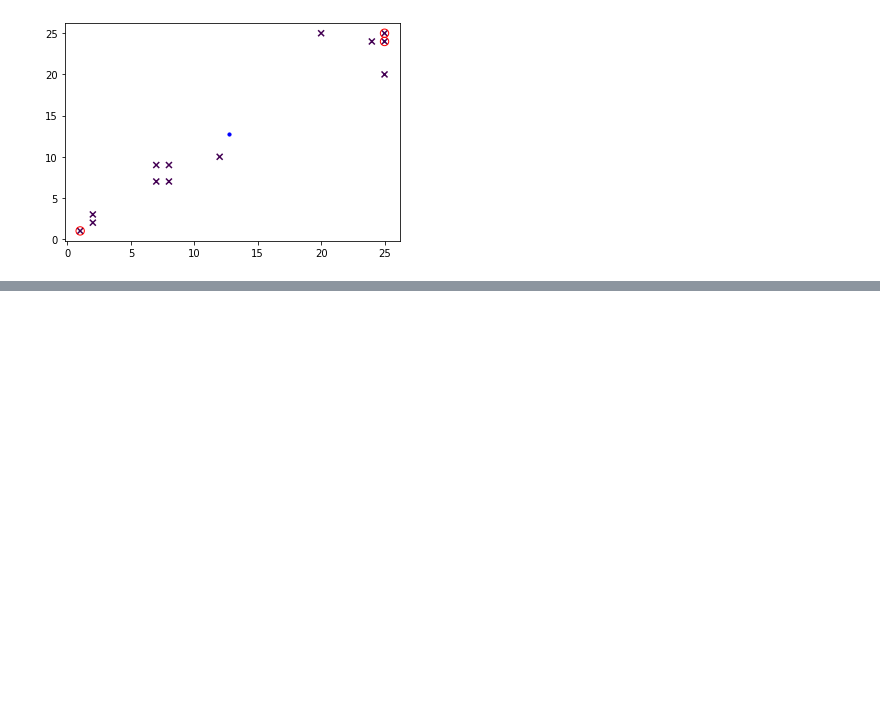
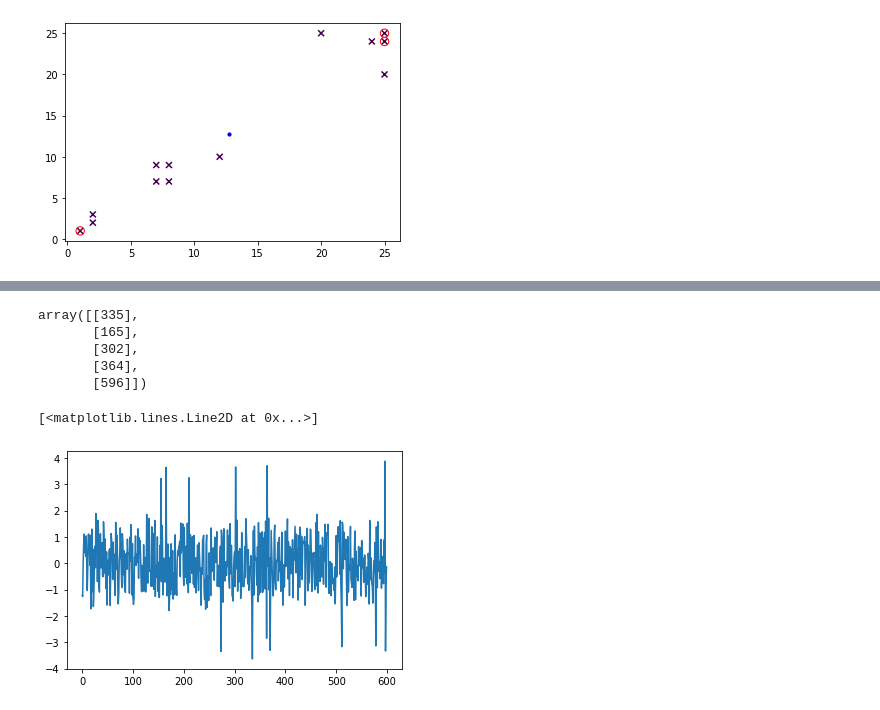
Before and after one commit to jeetshah0303/Artificialintelligence, a Jupyter notebook: PadLAB6.ipynb, the cells around one changed output, grey strips where cells are left out. Drawn from its saved outputs; the diff is of its cells as text; code cells hidden in the pictures; blank space fills up the shorter version.

```diff
--- a/PadLAB6.ipynb
+++ b/PadLAB6.ipynb
@@ -144,0 +214,13 @@ plt.scatter(*zip(*centroid),marker='o',facecolor='b',edgecolors='b',s=10)
+# %%
+indexes
+# %% [output]
+array([[335],
+       [165],
+       [302],
+       [364],
+       [596]])
+# %%
+plt.plot(x)
+# %% [output]
+[<matplotlib.lines.Line2D at 0x...>]
+[figure, added]
```
Also changed, not shown: parts of 23 cells of this notebook.
